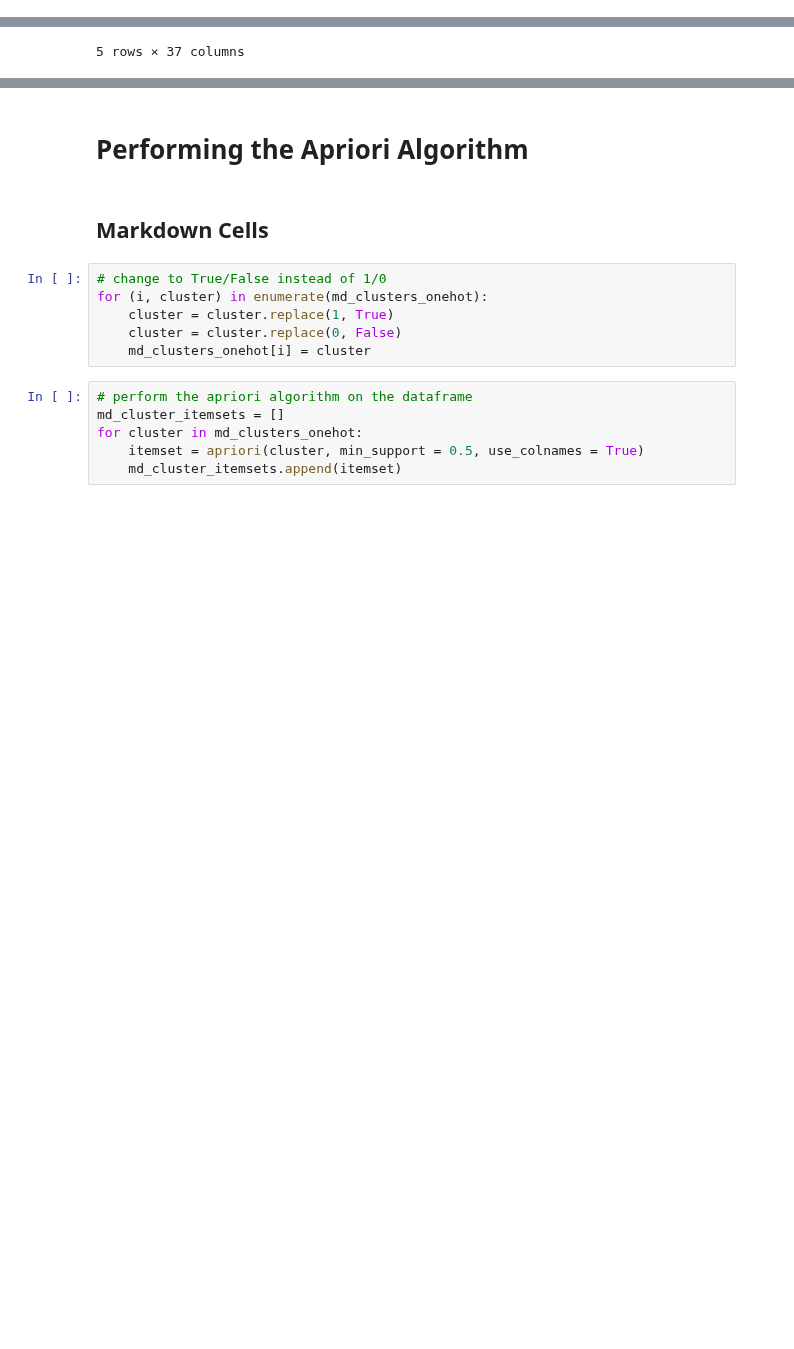
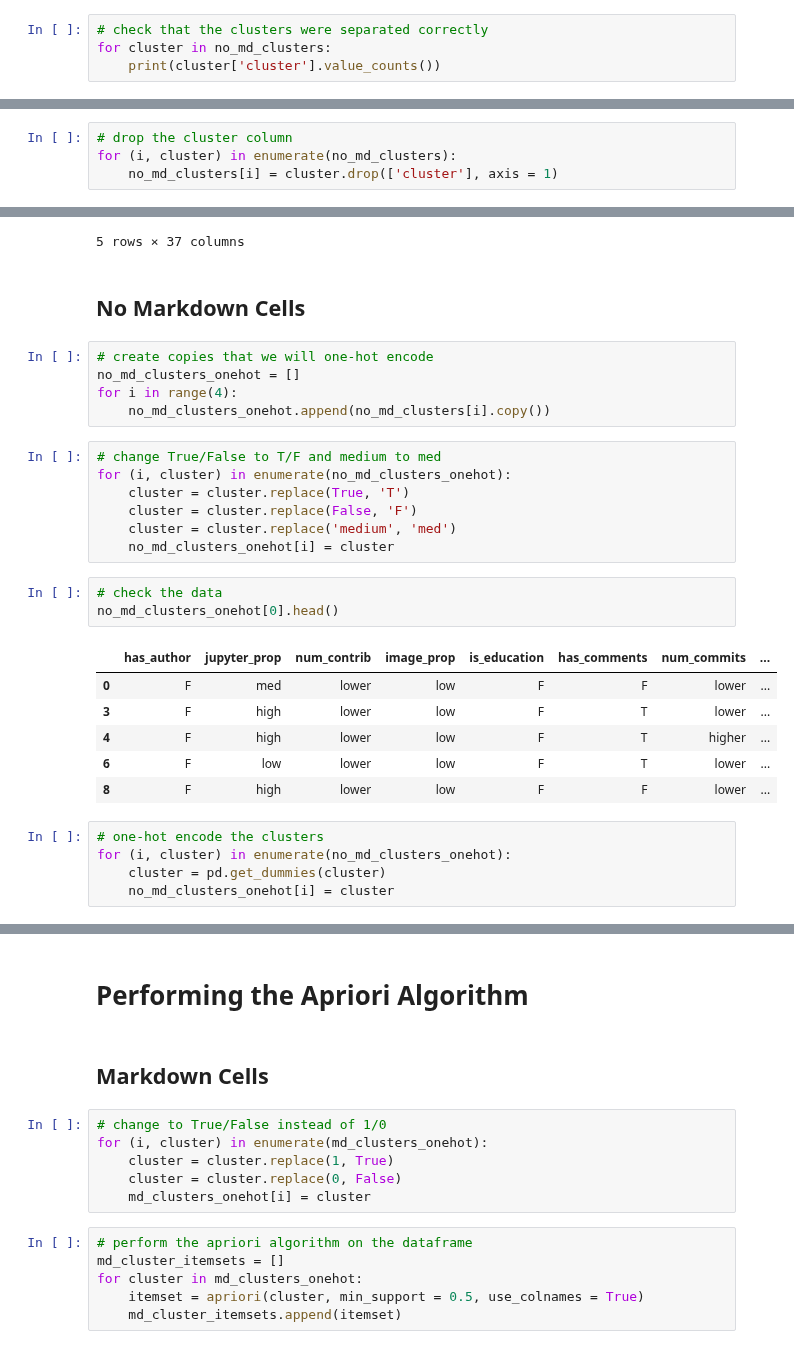
Before and after one commit to Isabel-Gan/quantifying-notebook-features, a Jupyter notebook: output/complete-runs/analysis/cluster-data/cluster-rule-learning.ipynb, the cells around one changed output, grey strips where cells are left out. Saved outputs shown, nothing was run; the diff lists cells and outputs as text; blank space fills up the shorter version.

```diff
--- a/output/complete-runs/analysis/cluster-data/cluster-rule-learning.ipynb
+++ b/output/complete-runs/analysis/cluster-data/cluster-rule-learning.ipynb
@@ -100,0 +177,4 @@ for (i, cluster) in enumerate(md_clusters):
+# %%
+# check that the clusters were separated correctly
+for cluster in no_md_clusters:
+    print(cluster['cluster'].value_counts())
@@ -101,3 +190,7 @@ for (i, cluster) in enumerate(md_clusters):
+# %%
+# drop the cluster column
+for (i, cluster) in enumerate(no_md_clusters):
+    no_md_clusters[i] = cluster.drop(['cluster'], axis = 1)
 # %% [markdown]
 # One-Hot Encoding
 # %% [markdown]
@@ -140,3 +233,32 @@ md_clusters_onehot[0].head()
 | 263 | 0 | 1 | 1 | 1 | 0 | 1 | ... |
 | 716 | 1 | 0 | 1 | 1 | 0 | 0 | ... |
 5 rows × 37 columns
+# %% [markdown]
+## No Markdown Cells
+# %%
+# create copies that we will one-hot encode
+no_md_clusters_onehot = []
+for i in range(4):
+    no_md_clusters_onehot.append(no_md_clusters[i].copy())
+# %%
+# change True/False to T/F and medium to med
+for (i, cluster) in enumerate(no_md_clusters_onehot):
+    cluster = cluster.replace(True, 'T')
+    cluster = cluster.replace(False, 'F')
+    cluster = cluster.replace('medium', 'med')
+    no_md_clusters_onehot[i] = cluster
+# %%
+# check the data
+no_md_clusters_onehot[0].head()
+# %% [output]
+|  | has_author | jupyter_prop | num_contrib | image_prop | is_education | has_comments | num_commits | ... |
+| 0 | F | med | lower | low | F | F | lower | ... |
+| 3 | F | high | lower | low | F | T | lower | ... |
+| 4 | F | high | lower | low | F | T | higher | ... |
+| 6 | F | low | lower | low | F | T | lower | ... |
+| 8 | F | high | lower | low | F | F | lower | ... |
+# %%
+# one-hot encode the clusters
+for (i, cluster) in enumerate(no_md_clusters_onehot):
+    cluster = pd.get_dummies(cluster)
+    no_md_clusters_onehot[i] = cluster
```
Also changed, not shown: parts of 26 cells of this notebook, 1 other file.
